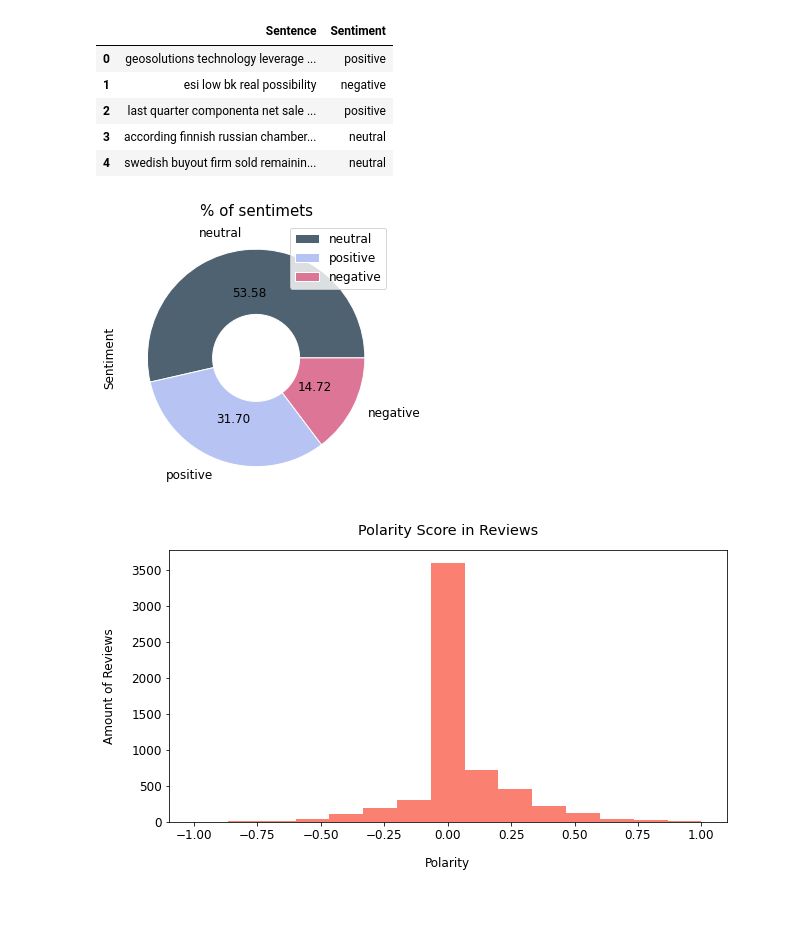
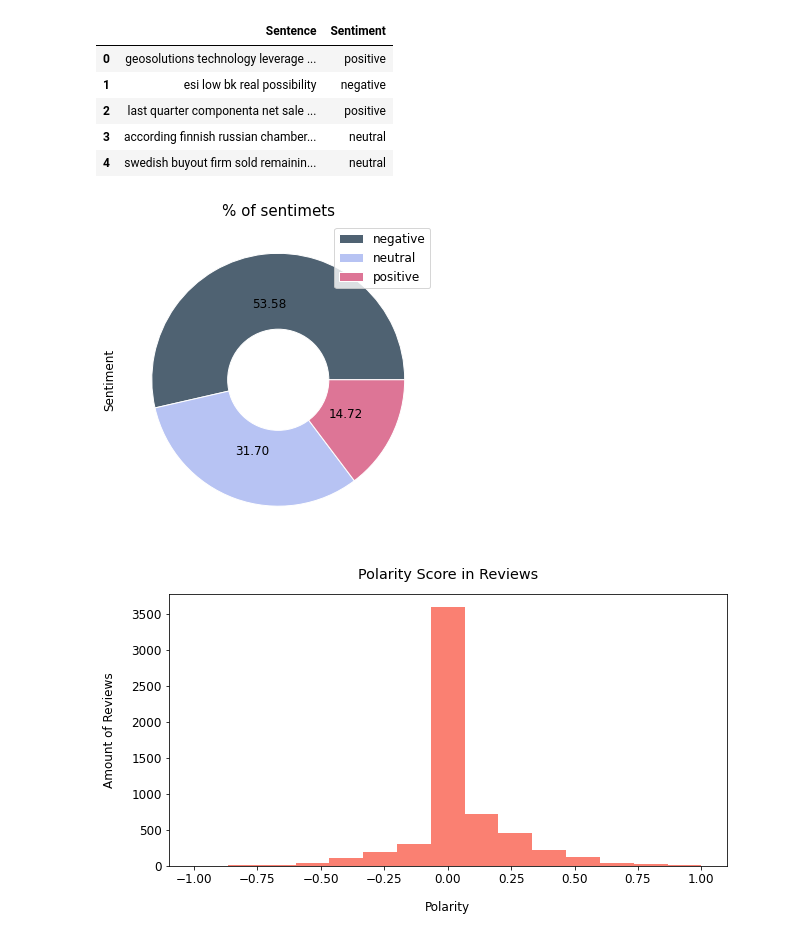
Before and after one commit to cerenkasap/financial_sentiment_analysis, a Jupyter notebook: Exploratory_Data_Analysis.ipynb, the cells around one changed output. Saved outputs shown, nothing was run; the diff lists cells and outputs as text; code cells hidden in the pictures; blank space fills up the shorter version.

```diff
--- a/Exploratory_Data_Analysis.ipynb
+++ b/Exploratory_Data_Analysis.ipynb
@@ -34,17 +34,21 @@ df.head()
 # %%
 #Pie chart
 colors = ['#4F6272', '#B7C3F3', '#DD7596']
 fig, (ax1) = plt.subplots(ncols=1, figsize=(10, 5))
-df.Sentiment.value_counts().head(3).plot(kind='pie', labeldistance=1.15, autopct='%.2f', ax=ax1, wedgeprops = { 'linewidth' : 1, 'edgecolor' : 'white' }, colors=colors).legend()
+df.Sentiment.value_counts().head(3).plot(kind='pie', labels=None, autopct='%.2f', ax=ax1, wedgeprops = { 'linewidth' : 1, 'edgecolor' : 'white' }, colors=colors).legend(labels={
+                     "neutral",
+                     "positive",
+                     "negative"})
 central_circle = plt.Circle((0, 0), 0.4, color='white')
 fig = plt.gcf()
 fig.gca().add_artist(central_circle)
 plt.rc('font', size=12)
 plt.title('% of sentimets', size=15)
+plt.tight_layout()
 plt.savefig('images/donut_chart.png', dpi=300)
 plt.show()
 # %% [output]
-[figure, old version]
+[figure, new version]
 # %%
 #Polarity scores
 df["Polarity"] = df["Sentence"].map(lambda Text: TextBlob(Text).sentiment.polarity)
```
Also changed, not shown: 5 other files.
